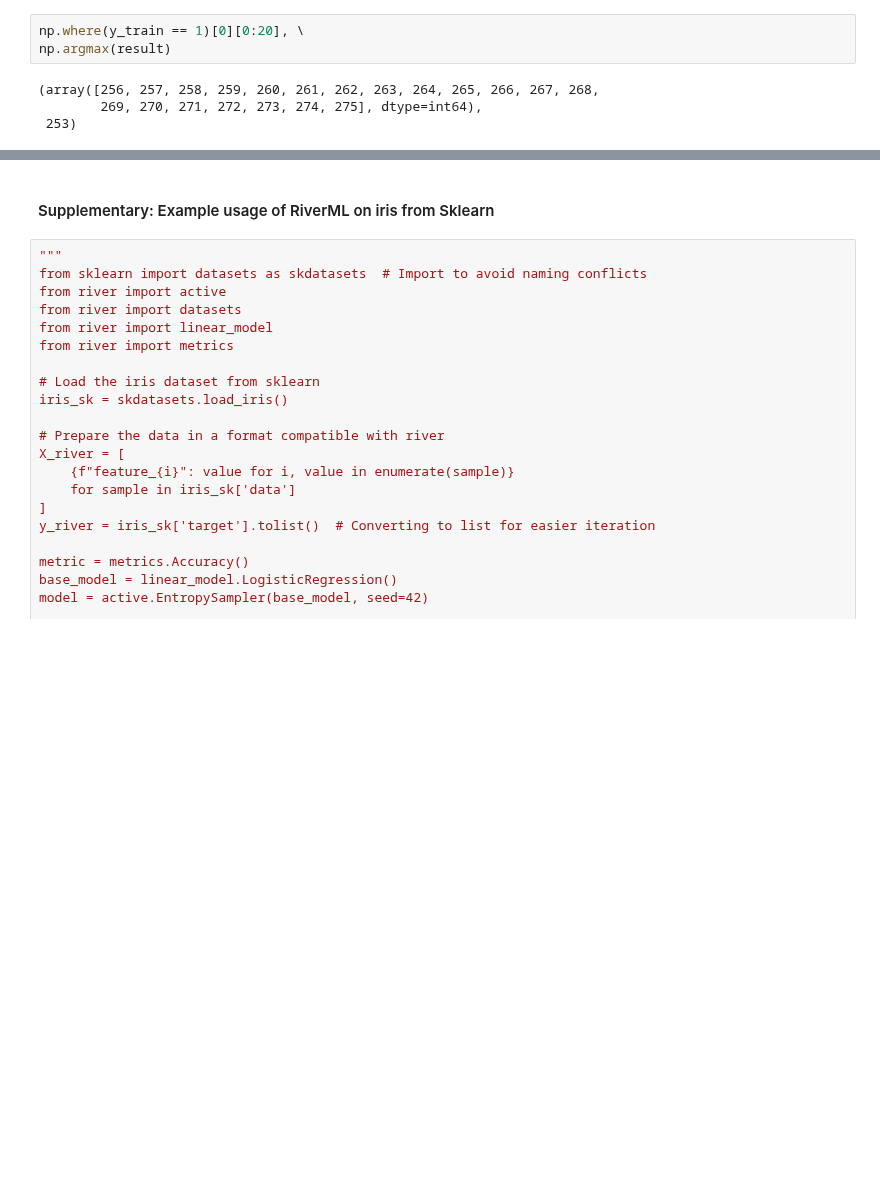
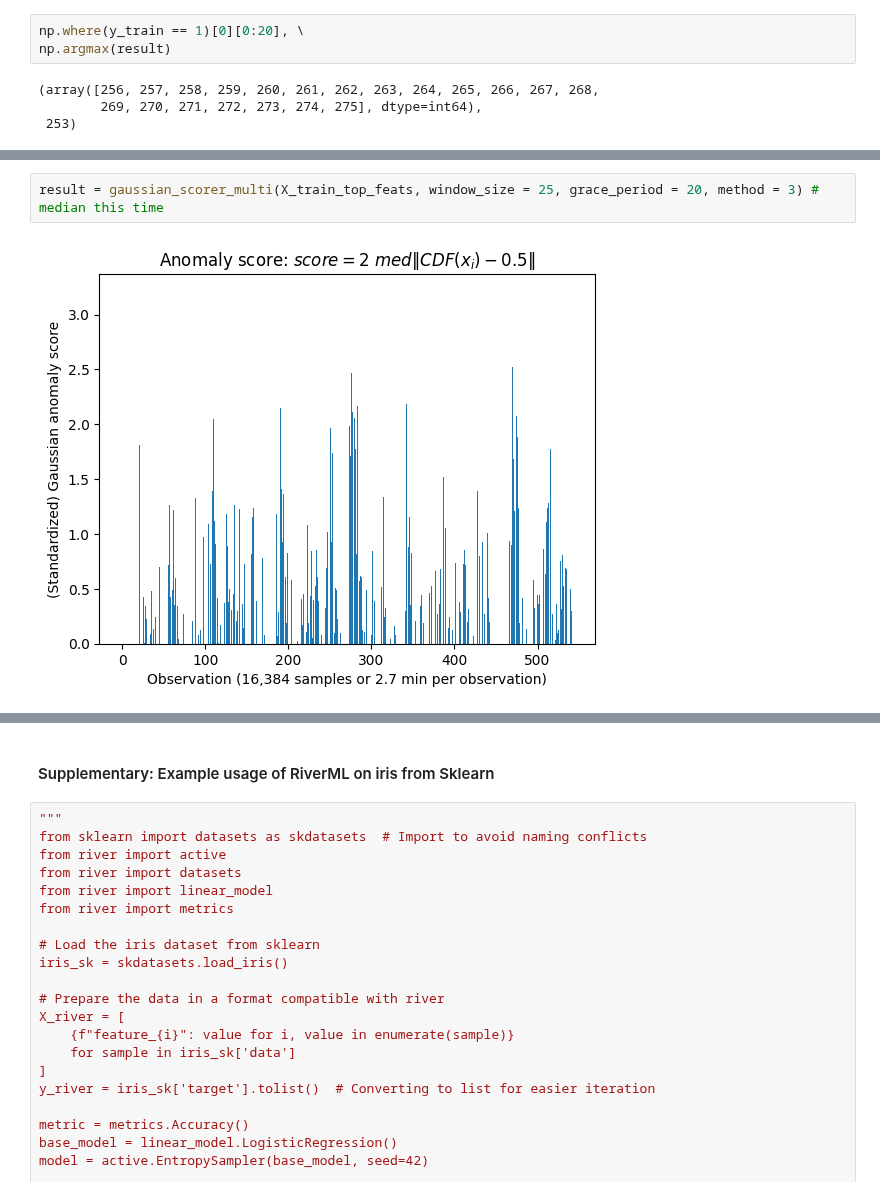
Before and after one commit to AmroAbdrabo/application-of-online-anomaly-detection-using-one-class-classification-to-z24, a Jupyter notebook: Chapter3-ActiveLearning/Streaming-AL/River/river_experiments.ipynb, the cells around one changed output, grey strips where cells are left out. Saved outputs shown, nothing was run; the diff lists cells and outputs as text; blank space fills up the shorter version.

```diff
--- a/Chapter3-ActiveLearning/Streaming-AL/River/river_experiments.ipynb
+++ b/Chapter3-ActiveLearning/Streaming-AL/River/river_experiments.ipynb
@@ -145,0 +175,4 @@ np.argmax(result)
+# %%
+result = gaussian_scorer_multi(X_train_top_feats, window_size = 25, grace_period = 20, method = 3) # median this time
+# %% [output]
+[figure, added]
```
Also changed, not shown: parts of 7 cells of this notebook.
